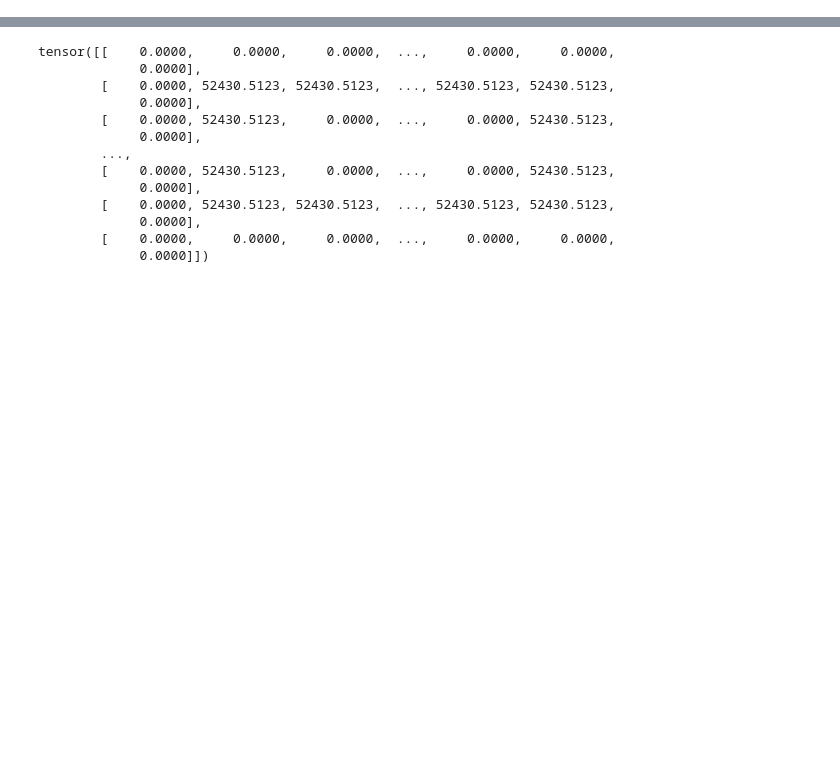
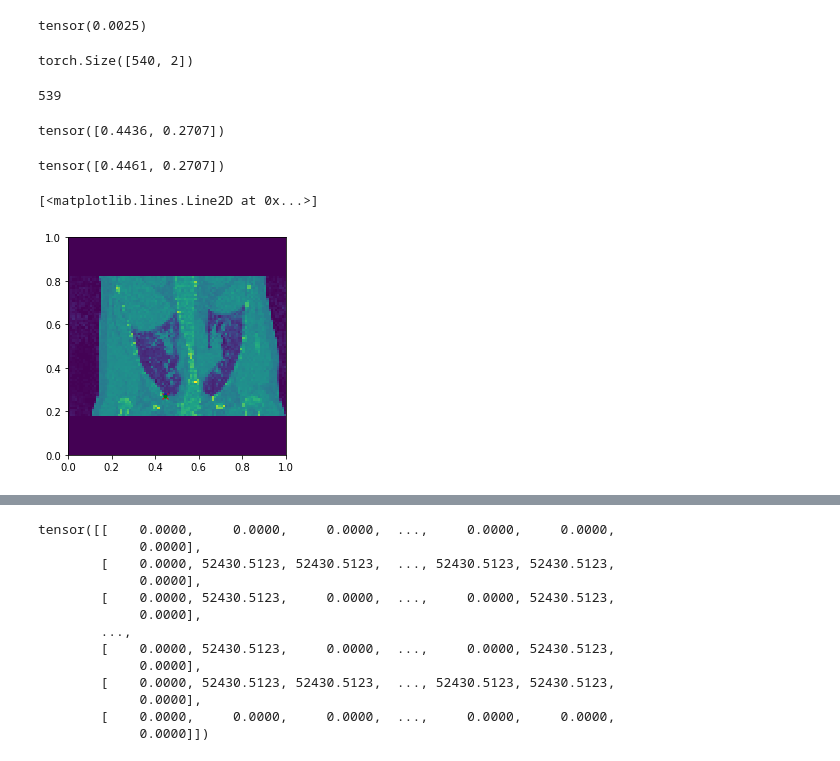
Before and after one commit to bgris/implicitmodules, a Jupyter notebook: script/torch/ImageMatching_Multishape.ipynb, the cells around one changed output, grey strips where cells are left out. Drawn from its saved outputs; the diff is of its cells as text; code cells hidden in the pictures; blank space fills up the shorter version.

```diff
--- a/script/torch/ImageMatching_Multishape.ipynb
+++ b/script/torch/ImageMatching_Multishape.ipynb
@@ -18,3 +18,5 @@ torch.set_default_tensor_type(torch.DoubleTensor)
 import implicitmodules.torch as dm
 from implicitmodules.torch.HamiltonianDynamic import Hamiltonian, shoot
 from implicitmodules.torch.MultiShape import MultiShapeHamiltonian
+
+dm.Utilities.set_compute_backend('keops')
@@ -91,0 +325,34 @@ compound_man = dm.MultiShape.MultishapeCompoundManifold.MultishapeCompoundManifo
+# %%
+diff[0]
+# %% [output]
+tensor(0.0025)
+# %%
+boundary0_pts.shape
+# %% [output]
+torch.Size([540, 2])
+# %%
+len(points)
+# %% [output]
+539
+# %%
+line0
+# %% [output]
+tensor([0.4436, 0.2707])
+# %%
+points[0]
+# %% [output]
+tensor([0.4461, 0.2707])
+# %%
+init = 0
+fin = 1
+plt.imshow(source_deformable.geometry[0], origin='lower', extent=source_deformable.extent.totuple())
+plt.plot(boundary0_pts[init:fin,0], boundary0_pts[init:fin,1], 'xr')
+init = 19
+fin = 20
+plt.plot(boundary0_pts[init:fin,0], boundary0_pts[init:fin,1], '.b')
+init = 1
+fin = 2
+plt.plot(boundary0_pts[init:fin,0], boundary0_pts[init:fin,1], '.g')
+# %% [output]
+[<matplotlib.lines.Line2D at 0x...>]
+[figure, added]
```
Also changed, not shown: parts of 99 cells of this notebook.
